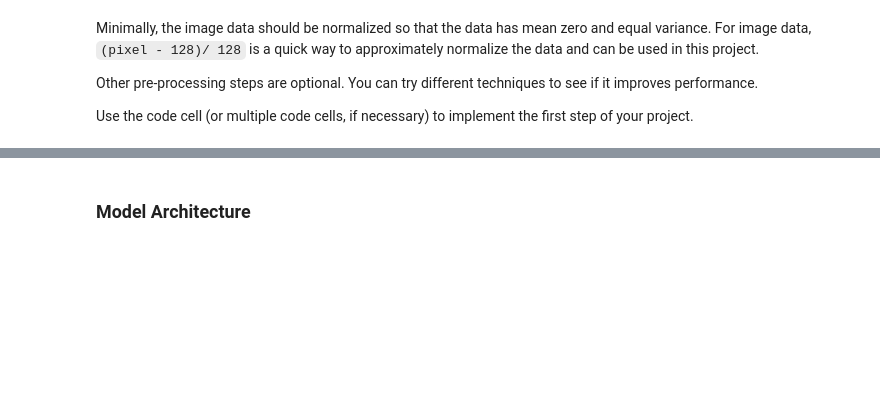
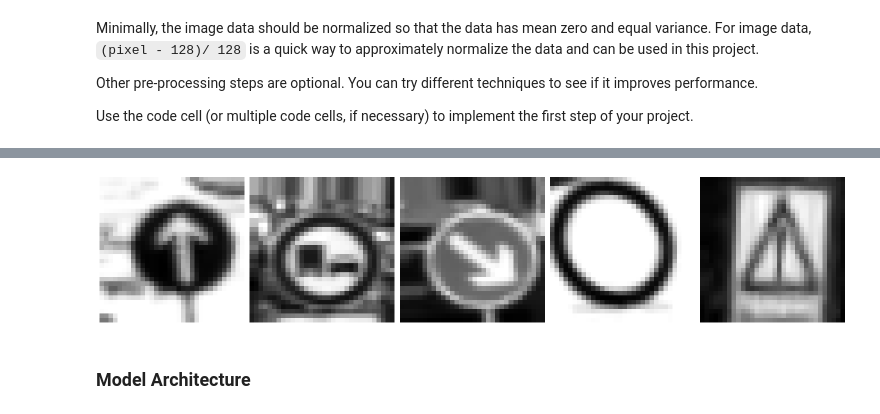
Before and after one commit to zexihan/CarND-Traffic-Sign-Classifier-Project, a Jupyter notebook: Traffic_Sign_Classifier.ipynb, the cells around one changed output, grey strips where cells are left out. Cells and saved outputs as stored; diff of their text form; code cells hidden in the pictures; blank space fills up the shorter version.

```diff
--- a/Traffic_Sign_Classifier.ipynb
+++ b/Traffic_Sign_Classifier.ipynb
@@ -203,3 +230,8 @@ image_gen_test.fit(x_test)
+# %%
+sample_training_images, _ = next(train_data_gen)
+plotImages(sample_training_images[:5], 1)
+# %% [output]
+[figure, added]
 # %% [markdown]
 ### Model Architecture
 # %%
```
Also changed, not shown: parts of 13 cells of this notebook, 7 other files.
